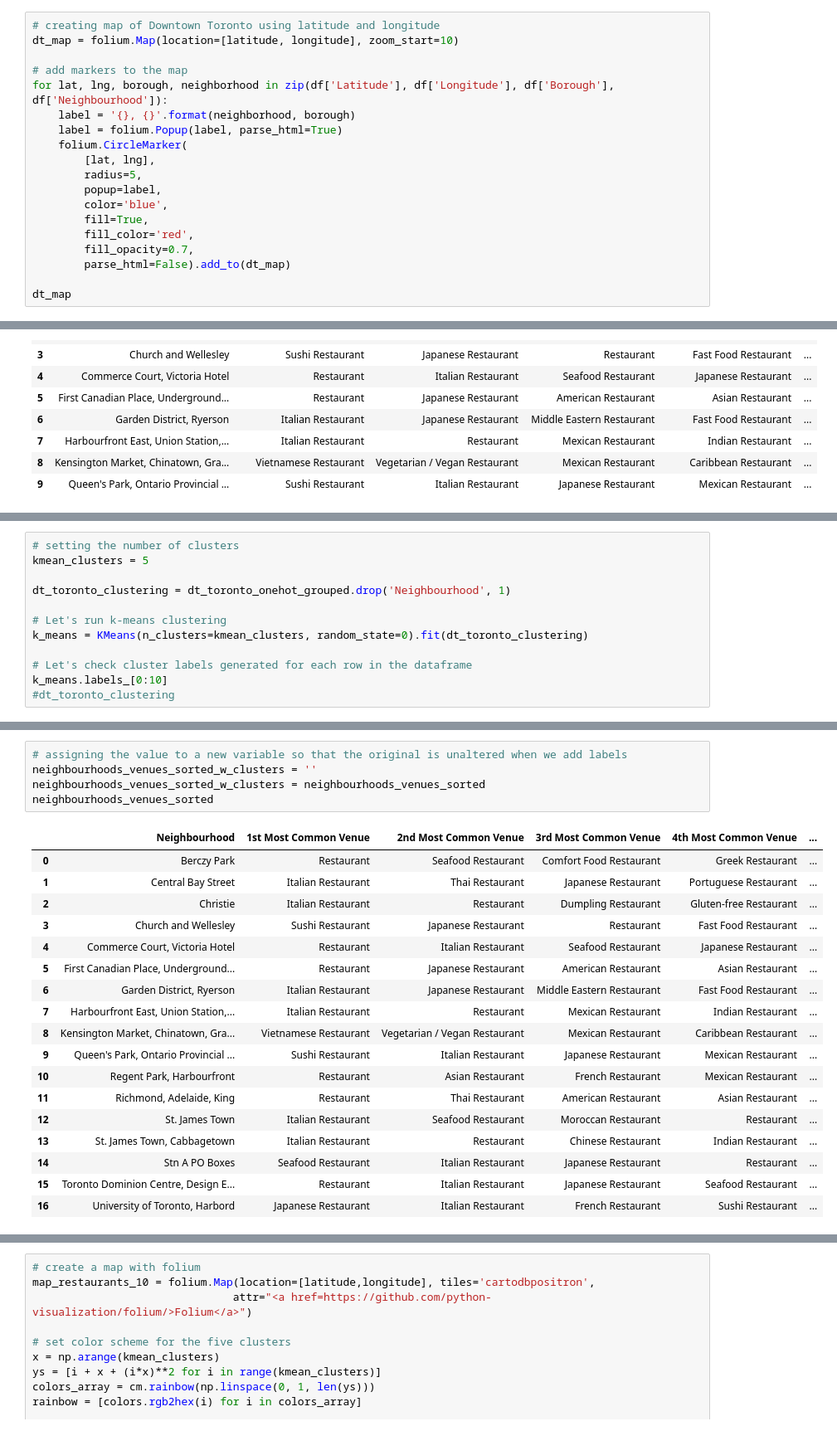
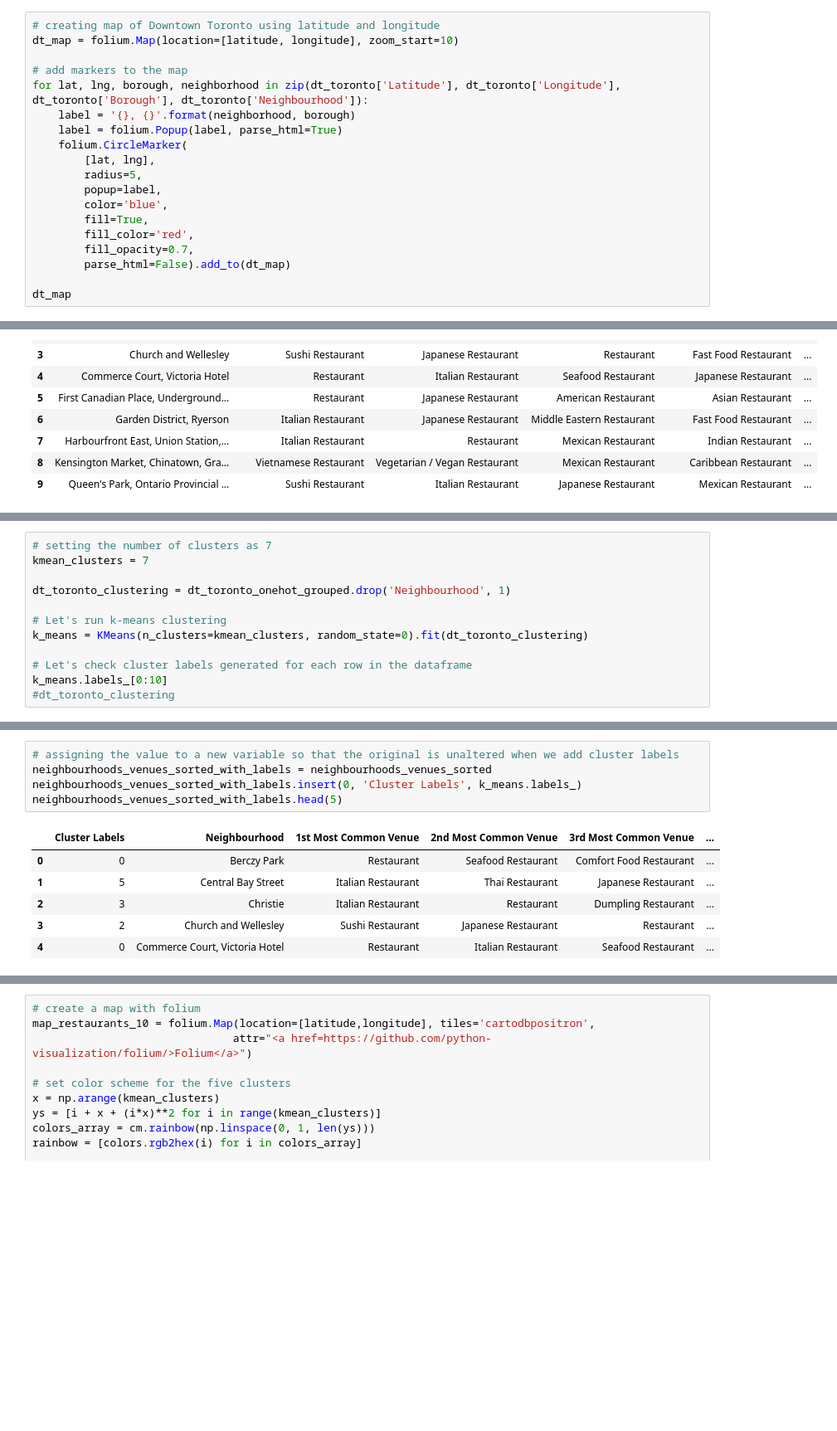
Before and after one commit to vasanst/Coursera_Capstone2, a Jupyter notebook: Week 5 - Capstone Project - Complete Coding.ipynb, the cells around one changed output, grey strips where cells are left out. Shown at 83% size. Saved outputs shown, nothing was run; the diff lists cells and outputs as text; blank space fills up the shorter version.

```diff
--- a/Week 5 - Capstone Project - Complete Coding.ipynb
+++ b/Week 5 - Capstone Project - Complete Coding.ipynb
@@ -172,7 +166,7 @@ The geograpical coordinate of Downtown Toronto  is 43.6541737, -79.3808116451340
 dt_map = folium.Map(location=[latitude, longitude], zoom_start=10)
 
 # add markers to the map
-for lat, lng, borough, neighborhood in zip(df['Latitude'], df['Longitude'], df['Borough'], df['Neighbourhood']):
+for lat, lng, borough, neighborhood in zip(dt_toronto['Latitude'], dt_toronto['Longitude'], dt_toronto['Borough'], dt_toronto['Neighbourhood']):
     label = '{}, {}'.format(neighborhood, borough)
     label = folium.Popup(label, parse_html=True)
     folium.CircleMarker(
@@ -544,6 +546,6 @@ neighbourhoods_venues_sorted.head(10)
 # %%
-# setting the number of clusters
-kmean_clusters = 5
+# setting the number of clusters as 7
+kmean_clusters = 7
 
 dt_toronto_clustering = dt_toronto_onehot_grouped.drop('Neighbourhood', 1)
 
@@ -574,24 +578,12 @@ dt_toronto_merged.head(10)
 # %%
-# assigning the value to a new variable so that the original is unaltered when we add labels
-neighbourhoods_venues_sorted_w_clusters = ''
-neighbourhoods_venues_sorted_w_clusters = neighbourhoods_venues_sorted
-neighbourhoods_venues_sorted
+# assigning the value to a new variable so that the original is unaltered when we add cluster labels
+neighbourhoods_venues_sorted_with_labels = neighbourhoods_venues_sorted
+neighbourhoods_venues_sorted_with_labels.insert(0, 'Cluster Labels', k_means.labels_)
+neighbourhoods_venues_sorted_with_labels.head(5)
 # %% [output]
-|  | Neighbourhood | 1st Most Common Venue | 2nd Most Common Venue | 3rd Most Common Venue | 4th Most Common Venue | ... |
-| 0 | Berczy Park | Restaurant | Seafood Restaurant | Comfort Food Restaurant | Greek Restaurant | ... |
-| 1 | Central Bay Street | Italian Restaurant | Thai Restaurant | Japanese Restaurant | Portuguese Restaurant | ... |
-| 2 | Christie | Italian Restaurant | Restaurant | Dumpling Restaurant | Gluten-free Restaurant | ... |
-| 3 | Church and Wellesley | Sushi Restaurant | Japanese Restaurant | Restaurant | Fast Food Restaurant | ... |
-| 4 | Commerce Court, Victoria Hotel | Restaurant | Italian Restaurant | Seafood Restaurant | Japanese Restaurant | ... |
-| 5 | First Canadian Place, Underground... | Restaurant | Japanese Restaurant | American Restaurant | Asian Restaurant | ... |
-| 6 | Garden District, Ryerson | Italian Restaurant | Japanese Restaurant | Middle Eastern Restaurant | Fast Food Restaurant | ... |
-| 7 | Harbourfront East, Union Station,... | Italian Restaurant | Restaurant | Mexican Restaurant | Indian Restaurant | ... |
-| 8 | Kensington Market, Chinatown, Gra... | Vietnamese Restaurant | Vegetarian / Vegan Restaurant | Mexican Restaurant | Caribbean Restaurant | ... |
-| 9 | Queen's Park, Ontario Provincial ... | Sushi Restaurant | Italian Restaurant | Japanese Restaurant | Mexican Restaurant | ... |
-| 10 | Regent Park, Harbourfront | Restaurant | Asian Restaurant | French Restaurant | Mexican Restaurant | ... |
-| 11 | Richmond, Adelaide, King | Restaurant | Thai Restaurant | American Restaurant | Asian Restaurant | ... |
-| 12 | St. James Town | Italian Restaurant | Seafood Restaurant | Moroccan Restaurant | Restaurant | ... |
-| 13 | St. James Town, Cabbagetown | Italian Restaurant | Restaurant | Chinese Restaurant | Indian Restaurant | ... |
-| 14 | Stn A PO Boxes | Seafood Restaurant | Italian Restaurant | Japanese Restaurant | Restaurant | ... |
-| 15 | Toronto Dominion Centre, Design E... | Restaurant | Italian Restaurant | Japanese Restaurant | Seafood Restaurant | ... |
-| 16 | University of Toronto, Harbord | Japanese Restaurant | Italian Restaurant | French Restaurant | Sushi Restaurant | ... |
+|  | Cluster Labels | Neighbourhood | 1st Most Common Venue | 2nd Most Common Venue | 3rd Most Common Venue | ... |
+| 0 | 0 | Berczy Park | Restaurant | Seafood Restaurant | Comfort Food Restaurant | ... |
+| 1 | 5 | Central Bay Street | Italian Restaurant | Thai Restaurant | Japanese Restaurant | ... |
+| 2 | 3 | Christie | Italian Restaurant | Restaurant | Dumpling Restaurant | ... |
+| 3 | 2 | Church and Wellesley | Sushi Restaurant | Japanese Restaurant | Restaurant | ... |
+| 4 | 0 | Commerce Court, Victoria Hotel | Restaurant | Italian Restaurant | Seafood Restaurant | ... |
```
Also changed, not shown: parts of 57 cells of this notebook.
